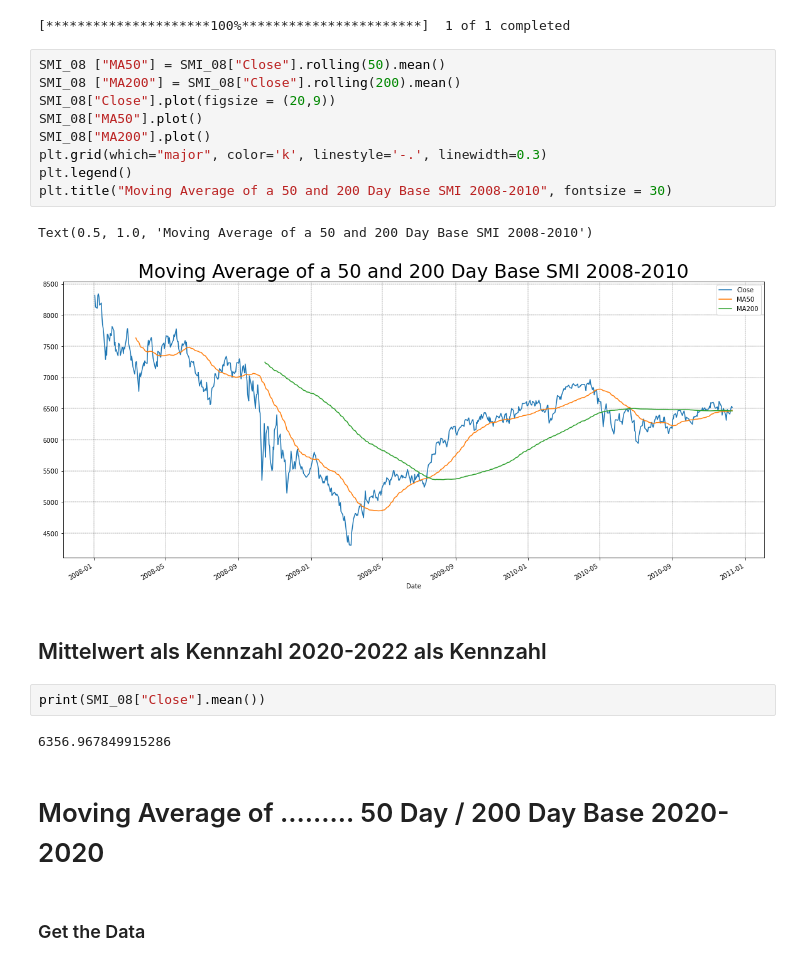
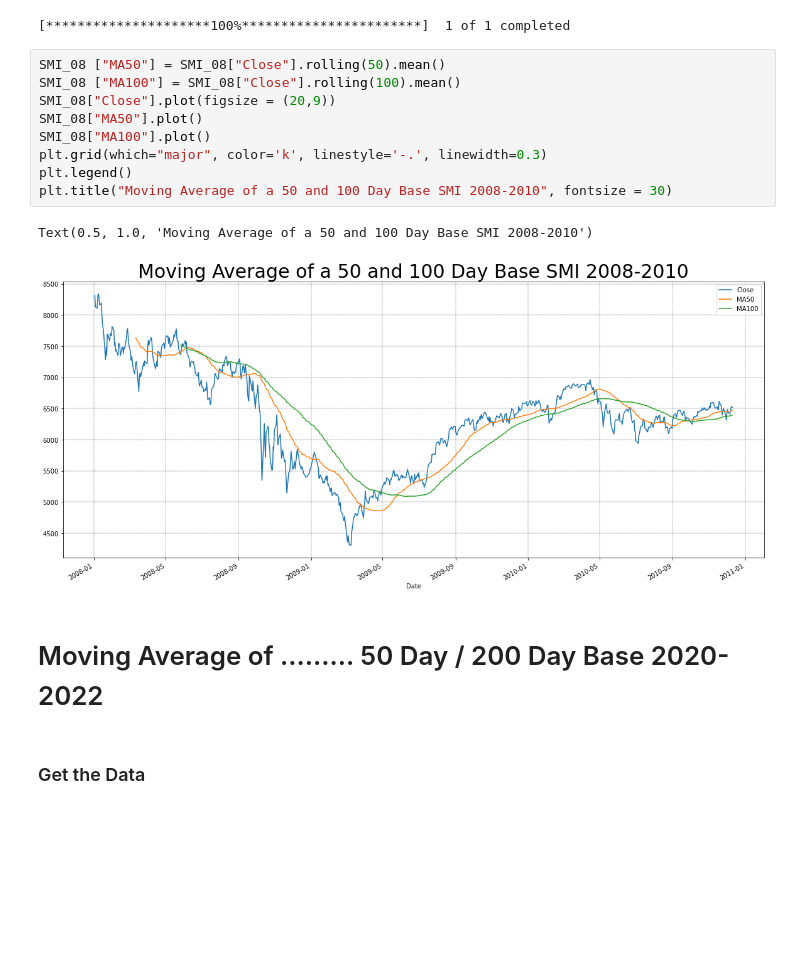
Before and after one commit to Darioschuerch/Project_MRWAM69.F2201_Marzer_Schuerch, a Jupyter notebook: Project/Project_MRWAM69.F2201_Marzer_Schuerch.ipynb, the cells around one changed output. Cells and saved outputs as stored; diff of their text form; blank space fills up the shorter version.

```diff
--- a/Project/Project_MRWAM69.F2201_Marzer_Schuerch.ipynb
+++ b/Project/Project_MRWAM69.F2201_Marzer_Schuerch.ipynb
@@ -59,24 +61,18 @@ SMI_08.to_csv("SMI_08.csv",index = False)
 [*********************100%***********************]  1 of 1 completed
 # %%
 SMI_08 ["MA50"] = SMI_08["Close"].rolling(50).mean()
-SMI_08 ["MA200"] = SMI_08["Close"].rolling(200).mean()
+SMI_08 ["MA100"] = SMI_08["Close"].rolling(100).mean()
 SMI_08["Close"].plot(figsize = (20,9))
 SMI_08["MA50"].plot()
-SMI_08["MA200"].plot()
+SMI_08["MA100"].plot()
 plt.grid(which="major", color='k', linestyle='-.', linewidth=0.3)
 plt.legend()
-plt.title("Moving Average of a 50 and 200 Day Base SMI 2008-2010", fontsize = 30)
+plt.title("Moving Average of a 50 and 100 Day Base SMI 2008-2010", fontsize = 30)
 # %% [output]
-Text(0.5, 1.0, 'Moving Average of a 50 and 200 Day Base SMI 2008-2010')
+Text(0.5, 1.0, 'Moving Average of a 50 and 100 Day Base SMI 2008-2010')
-[figure, old version]
+[figure, new version]
-# %% [markdown]
-## Mittelwert als Kennzahl 2020-2022 als Kennzahl
-# %%
-print(SMI_08["Close"].mean())
-# %% [output]
-6356.967849915286
 # %% [markdown]
-# Moving Average of ......... 50 Day / 200 Day Base 2020-2020
+# Moving Average of ......... 50 Day / 200 Day Base 2020-2022
 # %% [markdown]
 ### Get the Data
 # %%
```
Also changed, not shown: parts of 9 cells of this notebook, 5 other files.
